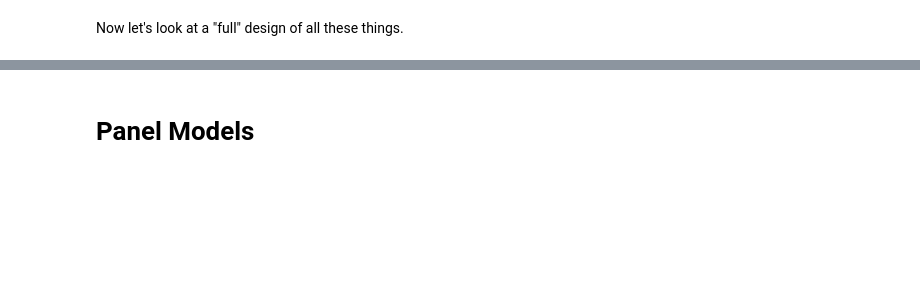
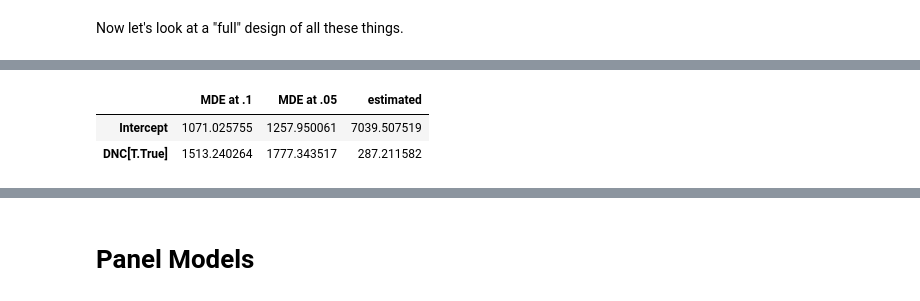
Before and after one commit to eric-mc2/DNCTransit, a Jupyter notebook: panel.ipynb, the cells around one changed output, grey strips where cells are left out. Saved outputs shown, nothing was run; the diff lists cells and outputs as text; code cells hidden in the pictures; blank space fills up the shorter version.

```diff
--- a/panel.ipynb
+++ b/panel.ipynb
@@ -613,0 +655,23 @@ and that the stations sort of near these places have average or below average ri
+# %%
+# # Bloom presents this formula for the standard error, noted as sigma_c
+# sigma2 = rides['rides'].var()
+# R2 = naive_two_period.rsquared
+# T = rides['DNC'].mean()
+# n = len(rides)
+# sigma_c = np.sqrt(sigma2 * (1 - R2) / (T * (1 - T) * n))
+zcritical = pd.Series({".1": 2.12, ".05": 2.49},name="zcritical")
+# zcritical * sigma_c
+
+# Conveniently, sigma_c == statsmodels.model.bse
+def mde(model):
+    return pd.concat(
+        [pd.DataFrame(np.outer(model.bse, zcritical),
+             columns="MDE at " + zcritical.index,
+             index=model.bse.index),
+        pd.Series(model.params, name='estimated')], axis=1)
+# %%
+mde(naive_two_period)
+# %% [output]
+|  | MDE at .1 | MDE at .05 | estimated |
+| Intercept | 1071.025755 | 1257.950061 | 7039.507519 |
+| DNC[T.True] | 1513.240264 | 1777.343517 | 287.211582 |
```
Also changed, not shown: parts of 65 cells of this notebook, 1 other file.
